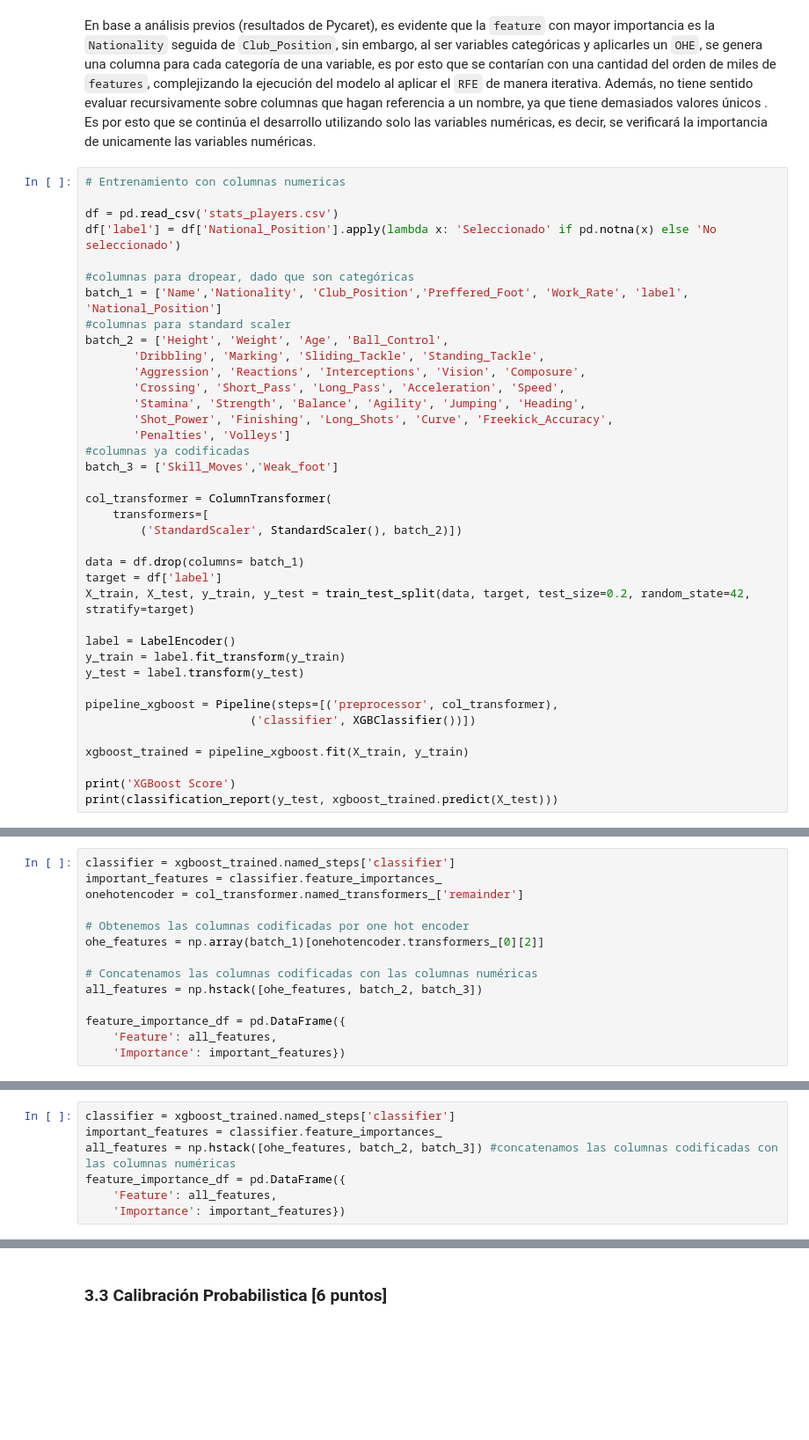
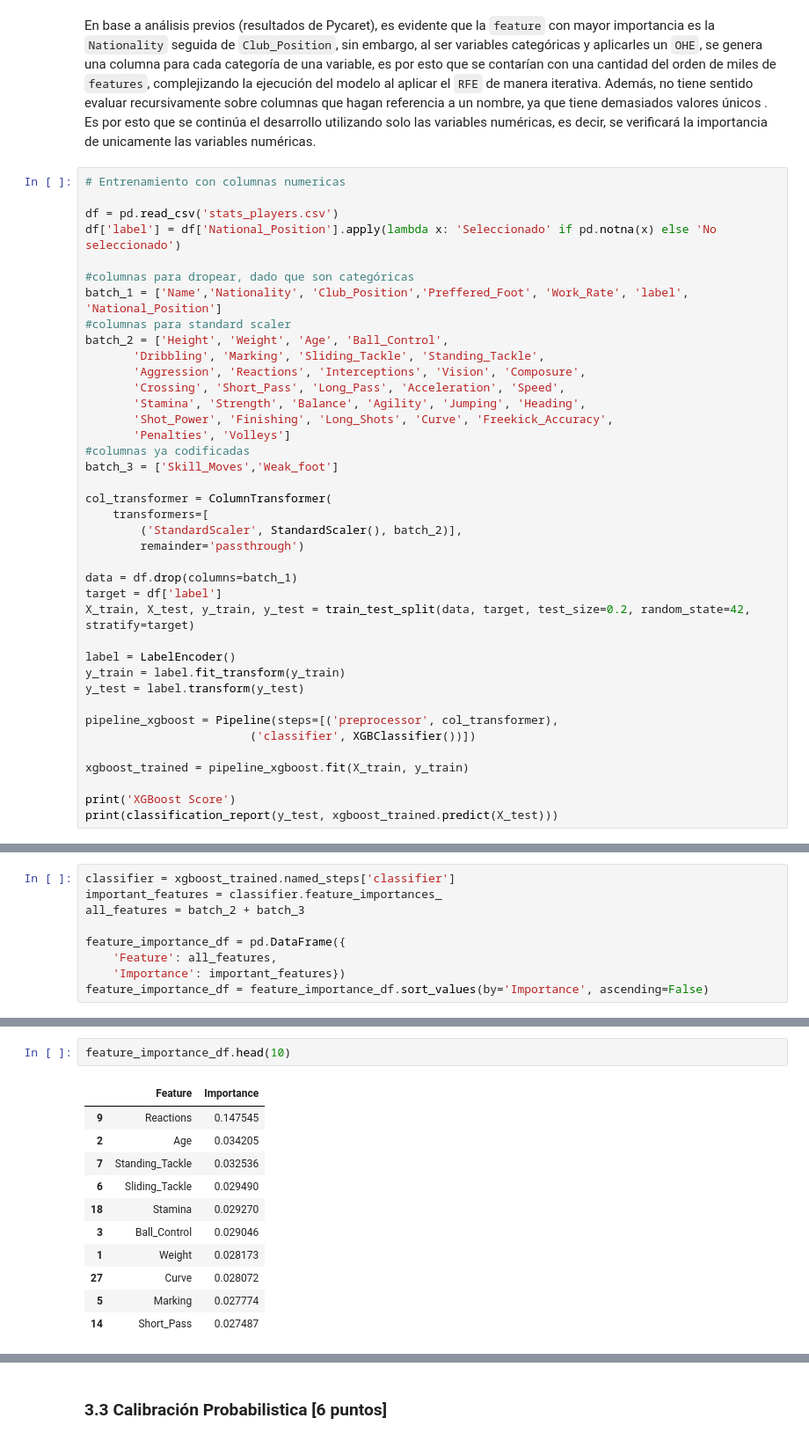
Before and after one commit to melaniejalea/Laboratorios-MDS7202, a Jupyter notebook: Laboratorio 7/Lab7.ipynb, the cells around one changed output, grey strips where cells are left out. Shown at 88% size. Drawn from its saved outputs; the diff is of its cells as text; blank space fills up the shorter version.

```diff
--- a/Laboratorio 7/Lab7.ipynb
+++ b/Laboratorio 7/Lab7.ipynb
@@ -908,9 +938,10 @@ batch_3 = ['Skill_Moves','Weak_foot']
 
 col_transformer = ColumnTransformer(
     transformers=[
-        ('StandardScaler', StandardScaler(), batch_2)])
+        ('StandardScaler', StandardScaler(), batch_2)],
+        remainder='passthrough')
 
-data = df.drop(columns= batch_1)
+data = df.drop(columns=batch_1)
 target = df['label']
 X_train, X_test, y_train, y_test = train_test_split(data, target, test_size=0.2, random_state=42, stratify=target)
 
@@ -938,14 +969,9 @@ weighted avg       0.92      0.94      0.92      3518
 # %%
 classifier = xgboost_trained.named_steps['classifier']
 important_features = classifier.feature_importances_
-onehotencoder = col_transformer.named_transformers_['remainder']
-
-# Obtenemos las columnas codificadas por one hot encoder
-ohe_features = np.array(batch_1)[onehotencoder.transformers_[0][2]]
-
-# Concatenamos las columnas codificadas con las columnas numéricas
-all_features = np.hstack([ohe_features, batch_2, batch_3])
+all_features = batch_2 + batch_3
 
 feature_importance_df = pd.DataFrame({
     'Feature': all_features,
     'Importance': important_features})
+feature_importance_df = feature_importance_df.sort_values(by='Importance', ascending=False)
@@ -954,7 +977,0 @@ AttributeError: 'FunctionTransformer' object has no attribute 'transformers_'
-# %%
-classifier = xgboost_trained.named_steps['classifier']
-important_features = classifier.feature_importances_
-all_features = np.hstack([ohe_features, batch_2, batch_3]) #concatenamos las columnas codificadas con las columnas numéricas
-feature_importance_df = pd.DataFrame({
-    'Feature': all_features,
-    'Importance': important_features})
@@ -988,0 +978,14 @@ Heading: 0.024837704375386238
+# %%
+feature_importance_df.head(10)
+# %% [output]
+|  | Feature | Importance |
+| 9 | Reactions | 0.147545 |
+| 2 | Age | 0.034205 |
+| 7 | Standing_Tackle | 0.032536 |
+| 6 | Sliding_Tackle | 0.029490 |
+| 18 | Stamina | 0.029270 |
+| 3 | Ball_Control | 0.029046 |
+| 1 | Weight | 0.028173 |
+| 27 | Curve | 0.028072 |
+| 5 | Marking | 0.027774 |
+| 14 | Short_Pass | 0.027487 |
```
Also changed, not shown: parts of 24 cells of this notebook.
